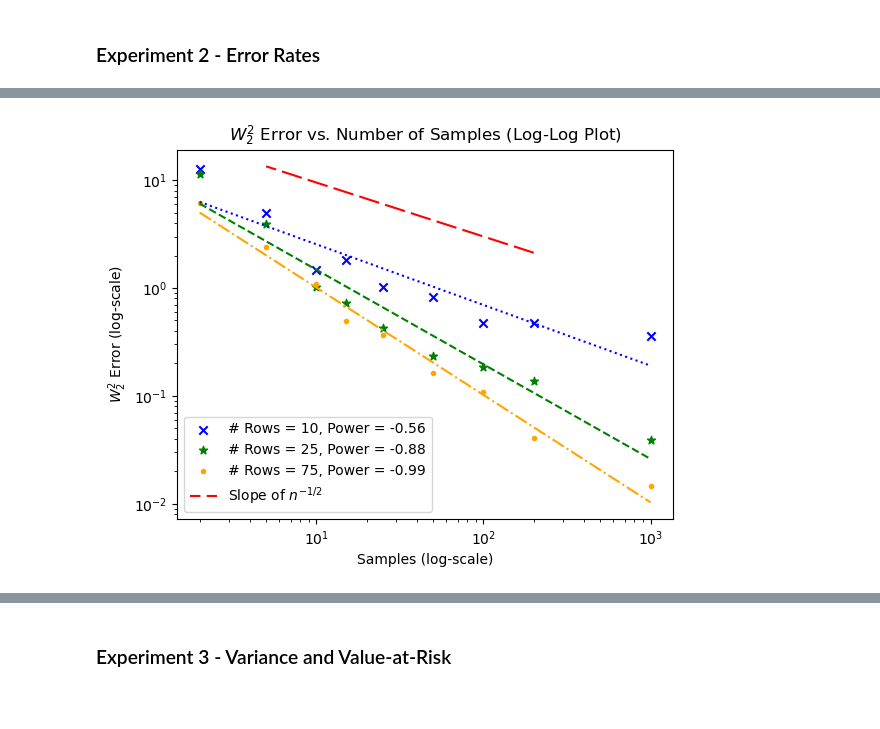
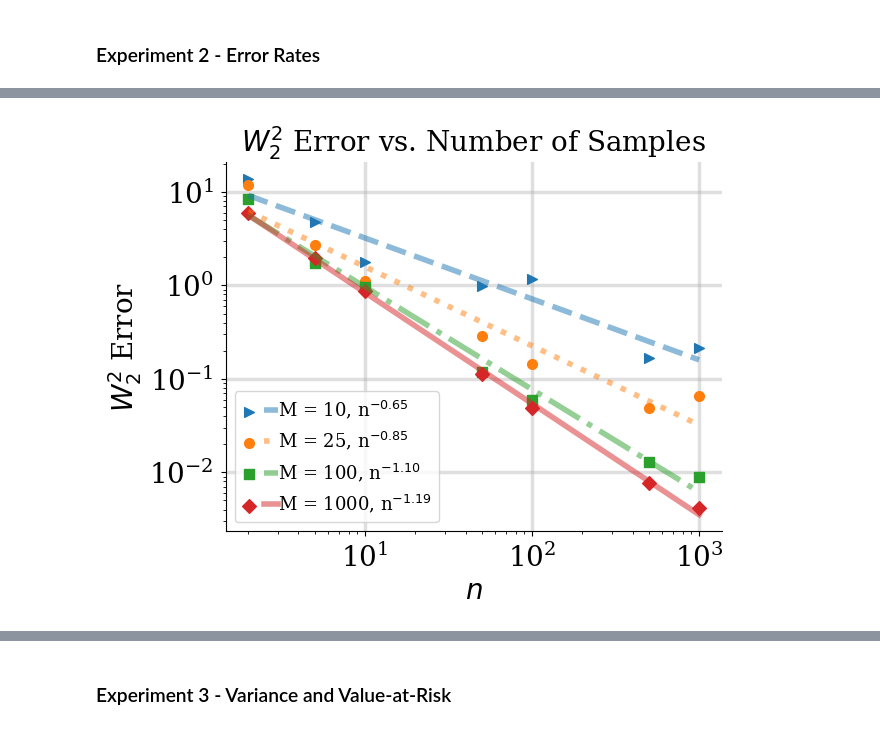
Before and after one commit to jacobf18/Dist-NN, a Jupyter notebook: nearest_neighbors.ipynb, the cells around one changed output, grey strips where cells are left out. Cells and saved outputs as stored; diff of their text form; code cells hidden in the pictures; blank space fills up the shorter version.

```diff
--- a/nearest_neighbors.ipynb
+++ b/nearest_neighbors.ipynb
@@ -324,6 +399,8 @@ x_min = min(np.min(data_table[0,0]), np.min(est_dist))
 x_max = max(np.max(data_table[0,0]), np.max(est_dist))
 x = np.linspace(x_min, x_max, num = 1000)
 y = scipy.stats.norm.cdf(x, mean_rows[0], std_cols[0])
+
+mpl.rcParams['legend.fontsize'] = 12
 
 # plt.hist(data_table[0,0], density = True, alpha = 0.8)
 # plt.hist(est_dist, density = True, alpha = 0.8)
@@ -334,18 +411,22 @@ for _ in range(2):
 # sample = np.random.normal(mean_rows[0], std_cols[0], n)
 # plt.ecdf(sample)
 
-est_error = wasserstein2(empirical_quantile(est_dist), true_dists[0,0])
-true_error = wasserstein2(empirical_quantile(sample), true_dists[0,0])
+# est_error = wasserstein2(empirical_quantile(est_dist), true_dists[0,0])
+# true_error = wasserstein2(empirical_quantile(sample), true_dists[0,0])
 
 plt.plot(x,y, '-', c='k')
 plt.legend(["Synthetic Sample"] + [f"Random Sample {i + 1}" for i in range(2)] + ["True Distribution"])
 # plt.legend(["Synthetic Sample", "Random Sample", "True Distribution"])
 # plt.title(f"Gaussian Homoscedastic \n Random Sample Error = {true_error:.4f} \n Synthetic Sample Error = {est_error:.4f}")
-plt.title(f"CDF of DNN Synthetic vs. Random Samples\nGaussian Heteroscedastic\n{n} Samples")
+plt.title("Gaussian")
 plt.xlabel("$x$")
 plt.ylabel("CDF($x$)")
-plt.ylim([-0.1,1.1])
+# plt.ylim([-0.1,1.1])
+ax = plt.gca()
+ax.spines['top'].set_visible(False)
+ax.spines['right'].set_visible(False)
+ax.grid(True, alpha=0.4)
 plt.savefig(f"figures/denoising-norm-diff-var-cdf-more-random.pdf", bbox_inches="tight")
 
-print(est_error, true_error)
+# print(est_error, true_error)
 # %% [output]
@@ -434,3 +509,3 @@ with open('error_files/errors_row.pickle', 'wb') as handle:
 # %%
-with open('error_files/errors_big_loc_scale.pickle', 'rb') as f:
+with open('error_files/errors_row_3.pickle', 'rb') as f:
     errors = pickle.load(f)
@@ -449,49 +544,73 @@ def fit_power(x,y):
 
     return np.exp(ab[0]), ab[1]
 # %%
-cols = [5, 10, 25, 50, 75]
-rows = [5, 10, 25, 50, 75]
-samples = [2, 5, 10, 15, 25, 50, 100, 200, 1000]
+# cols = [5, 10, 25, 50, 75]
+# rows = [5, 10, 25, 50, 75]
+# samples = [2, 5, 10, 15, 25, 50, 100, 200, 1000]
+from matplotlib.legend_handler import HandlerLineCollection, HandlerTuple
+
+cols = [10]
+rows = [10, 25, 100, 1000]
+samples = [2, 5, 10, 50, 100, 500, 1000]
 
 errors_avg = {k: np.mean(v[0]) for k, v in errors.items()}
 errors_std = {k: np.std(v[0]) for k, v in errors.items()}
 
 x = samples
-ms = [10,25,75]
-y1 = np.array([errors_avg[ms[0],10,s] for s in x])
-y2 = np.array([errors_avg[ms[1],10,s] for s in x])
-y3 = np.array([errors_avg[ms[2],10,s] for s in x])
+ms = rows
+ys = [np.array([errors_avg[m,10,s] for s in x]) for m in ms]
 
-a1, b1 = fit_power(x, y1)
-a2, b2 = fit_power(x, y2)
-a3, b3 = fit_power(x, y3)
+a = []
+b = []
+for y in ys:
+    c,d = fit_power(x, y)
+    a.append(c)
+    b.append(d)
 
 def f(x,a,b):
     return a * (x ** b)
+
+mpl.rcParams['lines.markersize'] = 7
+mpl.rcParams['grid.linewidth'] = 2.5
+mpl.rcParams['legend.fontsize'] = 13
 
 plt.figure()
 ax = plt.gca()
 
 ax.set_yscale('log')
 ax.set_xscale('log')
 
-plt.scatter(x, y1, c='b', marker='x')
-plt.scatter(x, y2, c='g', marker='*')
-plt.scatter(x, y3, c='orange', marker='.')
-plt.plot(x[1:-1], [30 * e**(-1/2) for e in x[1:-1]], 'r', linestyle=(5, (10,3)))
-plt.plot(x, f(x, a1, b1), 'b', linestyle='dotted')
-plt.plot(x, f(x, a2, b2), 'g', linestyle='dashed')
-plt.plot(x, f(x, a3, b3), color='orange', linestyle='dashdot')
-plt.legend([f"# Rows = {m}, Power = {b:.2f}" for m,b in zip(ms,[b1,b2,b3])] +
-           ["Slope of $n^{-1/2}$"])
-plt.xlabel("Samples (log-scale)")
-plt.ylabel("$W_2^2$ Error (log-scale)")
-plt.title("$W_2^2$ Error vs. Number of Samples (Log-Log Plot)")
-plt.gca().set_ylim(bottom=0)
-plt.savefig("figures/error-samples-log-log.pdf")
+ls = []
+for i, (y,c,d)  in enumerate(zip(ys,a,b)):
+    l1 = ax.scatter(x, y, marker=mss[i],alpha=1.0)
+    l2, = ax.plot(x,f(x,c,d), lss[i], linewidth=4.0,alpha=0.5)
+    ls.append((l1,l2))
+
+labels = [f"M = {m}, " + r"n$^{%.2f}$"%(d) for m,d in zip(ms,b)]
+
+ax.legend(handles = ls, labels = labels, loc='lower left',handletextpad=0.0,
+          handler_map = {tuple: HandlerTuple(ndivide=None)})
+
+plt.xlabel("$n$")
+plt.ylabel("$W_2^2$ Error")
+plt.title("$W_2^2$ Error vs. Number of Samples")
+ax.set_ylim(bottom=0)
+ax.spines['top'].set_visible(False)
+ax.spines['right'].set_visible(False)
+ax.grid(True, alpha=0.4)
+plt.savefig("figures/error-samples-log-log.pdf", bbox_inches="tight")
 plt.show()
+
+# plt.figure()
+# plt.plot(ms, b)
+# plt.title("Number of Rows vs. Sample Error Rate")
+# plt.xlabel("Rows")
+# plt.ylabel("Sample Error Rate")
+# plt.gca().set_xscale("log")
+# # plt.savefig("figures/error-rate-row-samples.pdf")
+# plt.show()
 # %% [output]
-[figure, old version]
+[figure, new version]
 # %%
 error = []
 runs = 100
```
Also changed, not shown: parts of 22 cells of this notebook, 1 other file.
